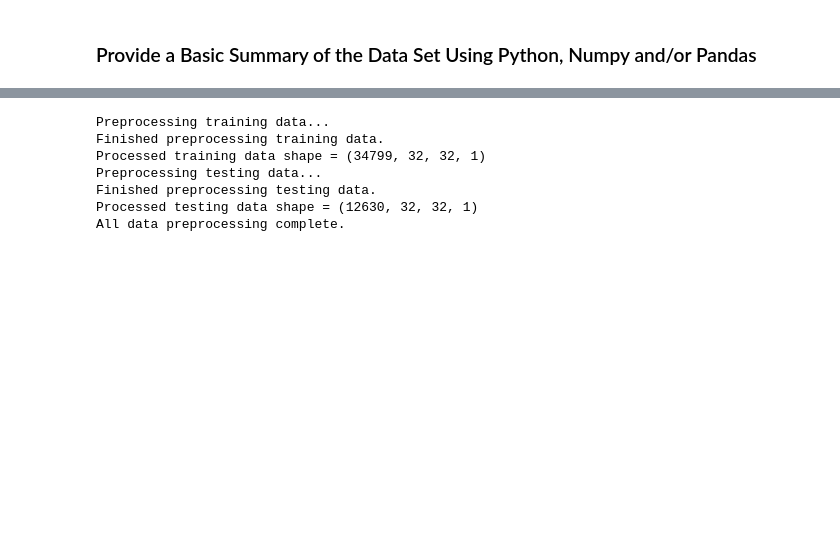
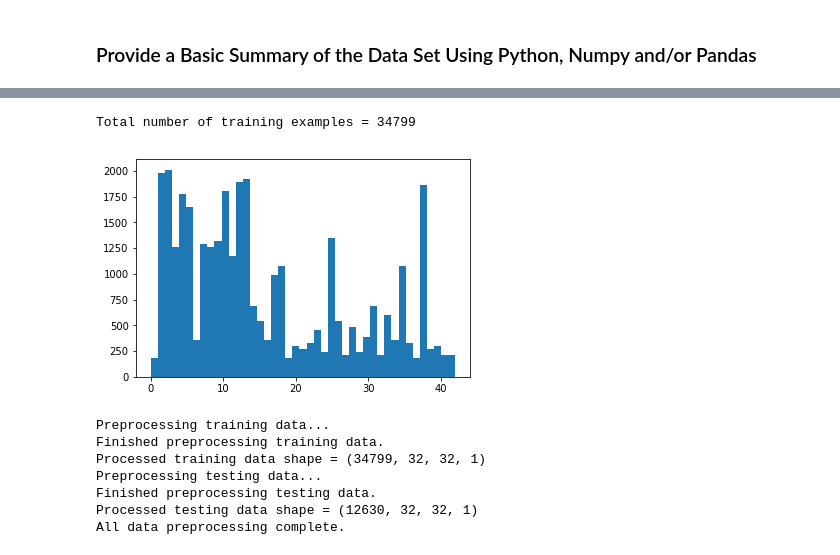
Before and after one commit to deveshchatuphale7/CarND-Traffic-Sign-Classifier-Project, a Jupyter notebook: Traffic_Sign_Classifier-Copy1.ipynb, the cells around one changed output, grey strips where cells are left out. Saved outputs shown, nothing was run; the diff lists cells and outputs as text; code cells hidden in the pictures; blank space fills up the shorter version.

```diff
--- a/Traffic_Sign_Classifier-Copy1.ipynb
+++ b/Traffic_Sign_Classifier-Copy1.ipynb
@@ -92,3 +101,14 @@ Number of classes = 3
+# %%
+
+fig2=plt.hist(y_train, bins = n_classes)
+
+total_n_train = len(X_train)
+print("Total number of training examples =", total_n_train)
+
+plt.savefig('/home/devesh/2.png')
+# %% [output]
+Total number of training examples = 34799
+[figure, added]
 # %%
 import cv2
 
```
Also changed, not shown: parts of 57 cells of this notebook, 2 other files.
